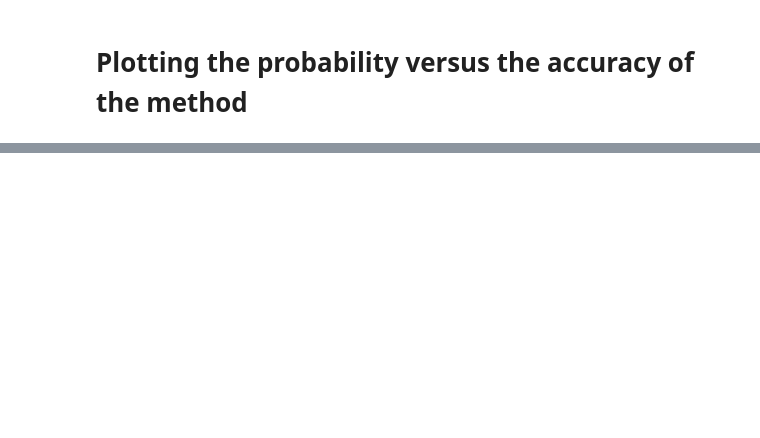
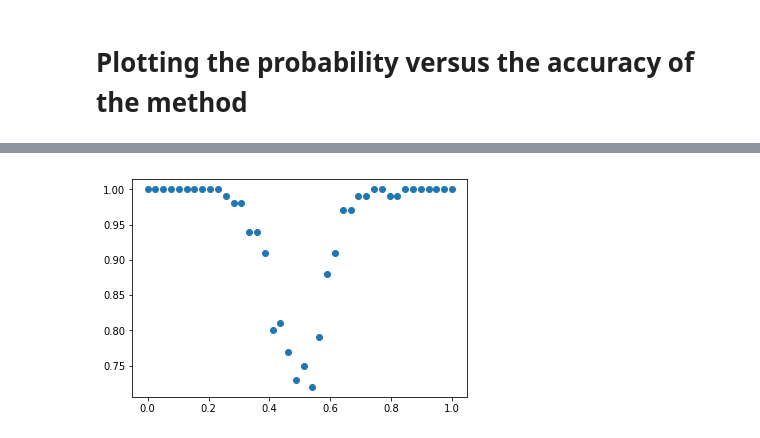
Before and after one commit to nahumsa/Percolation, a Jupyter notebook: Percolation_ML.ipynb, the cells around one changed output, grey strips where cells are left out. Cells and saved outputs as stored; diff of their text form; code cells hidden in the pictures; blank space fills up the shorter version.

```diff
--- a/Percolation_ML.ipynb
+++ b/Percolation_ML.ipynb
@@ -188,0 +236,15 @@ plt.show()
+# %%
+probability = np.linspace(0.,1.,40)
+acc = np.zeros(len(probability))
+for i,v in enumerate(probability):
+    #test data
+    test_mat,test_v = writing_data(100,n,v)
+    test_mat = test_mat.reshape(-1,n,n,1)
+    test_v = keras.utils.to_categorical(test_v, num_classes= 2) #One Hot Encoding
+    #evaluate accuracy
+    test_loss, test_acc = model.evaluate(test_mat, test_v, verbose = 0)
+    acc[i] = test_acc
+
+q = plt.plot(probability,acc, 'o')
+# %% [output]
+[figure, added]
```
Also changed, not shown: parts of 19 cells of this notebook.
